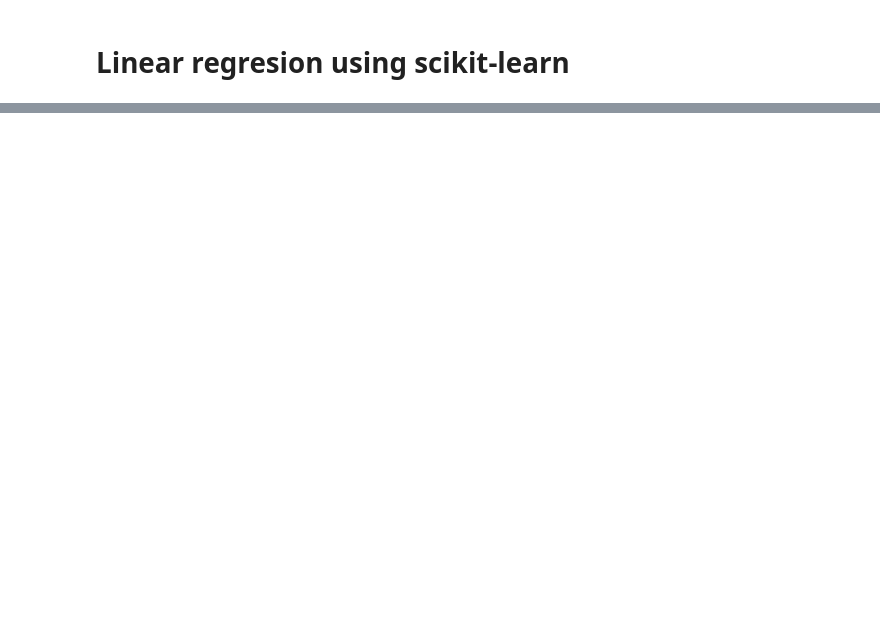
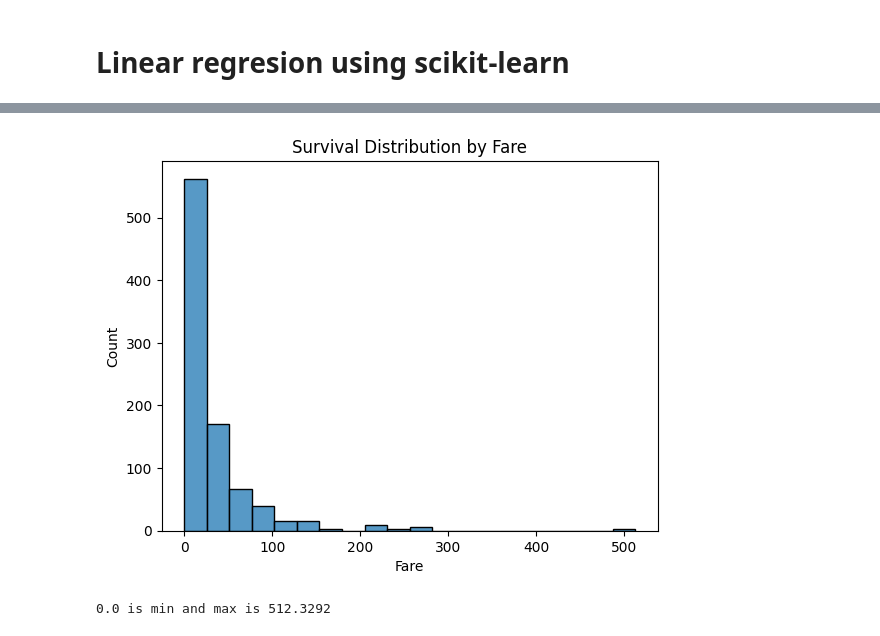
Before and after one commit to Jashwanth-rit/Machine-learning---Hands-on, a Jupyter notebook: Machine_learning_Algorithms.ipynb, the cells around one changed output, grey strips where cells are left out. Saved outputs shown, nothing was run; the diff lists cells and outputs as text; code cells hidden in the pictures; blank space fills up the shorter version.

```diff
--- a/Machine_learning_Algorithms.ipynb
+++ b/Machine_learning_Algorithms.ipynb
@@ -92,0 +142,16 @@ array=[4512 3738 4261 3777 4177 3585 3785 3559 3613 3982 3443 3993 3640 4208
+# %%
+sns.histplot(data=titanic_data, x='Fare',bins = 20)
+
+plt.xlabel('Fare')
+plt.ylabel('Count')
+plt.title('Survival Distribution by Fare')
+plt.show()
+# %% [output]
+[figure, added]
+# %%
+min_f = titanic_data['Fare'].min()
+max_f = titanic_data['Fare'].max()
+
+print(f'{min_f} is min and max is {max_f}')
+# %% [output]
+0.0 is min and max is 512.3292
```
Also changed, not shown: parts of 29 cells of this notebook, 2 other files.
